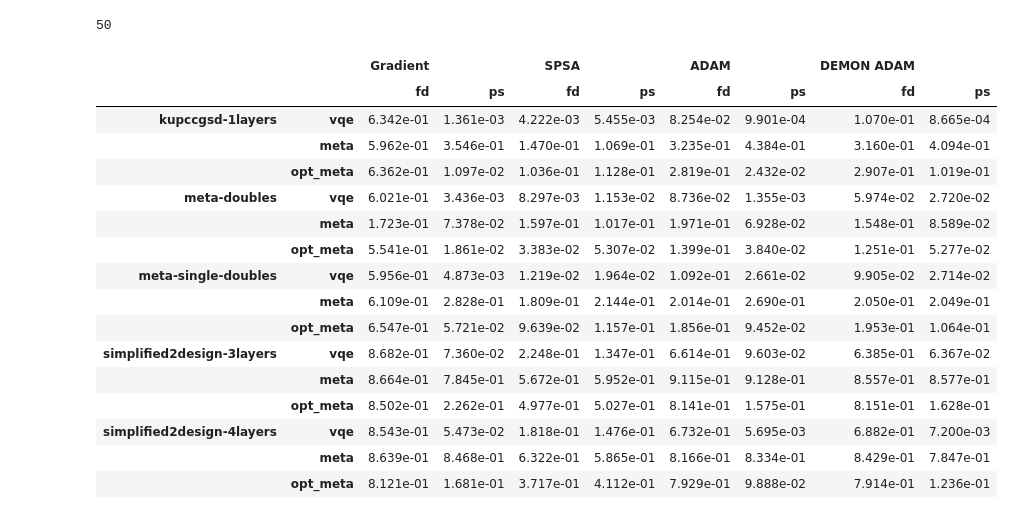
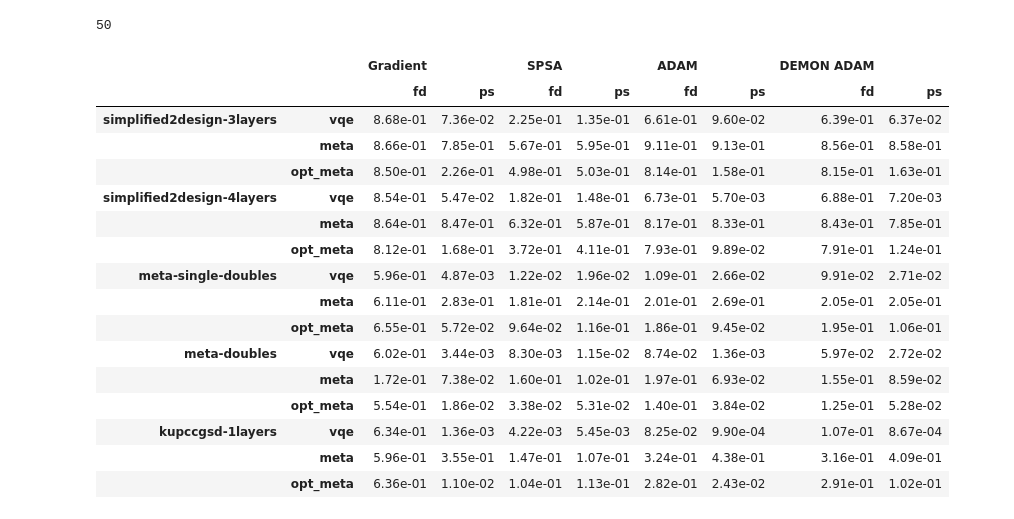
Before and after one commit to sergioandrescs/meta-VQE-pennylane, a Jupyter notebook: pennylane/join_datafor shots.ipynb, the cells around one changed output. Cells and saved outputs as stored; diff of their text form; code cells hidden in the pictures.

```diff
--- a/pennylane/join_datafor shots.ipynb
+++ b/pennylane/join_datafor shots.ipynb
@@ -13,8 +13,18 @@ import numpy as np
 import matplotlib.pyplot as plt
 from matplotlib.ticker import MultipleLocator
 
+from sklearn.metrics import mean_squared_error
+
+
 optimizers = ["gradient_descent", "spsa", "adam", "demon_adam"]
 train_types= ['vqe','meta', 'opt_meta']
+
+with open('./h2_fci.json', 'r') as reader:
+    # Read & print the entire file
+    data = reader.read()
+    fci_h2 = json.loads(data)
+
+fci_energies = fci_h2["energies"]
 
 
 f = []
@@ -27,7 +37,7 @@ print(len(f))
 50
 # %%
 # Ordered by pairs - fd,ps
-main_groups = ["kupccgsd_1layers_fd", "kupccgsd_1layers_ps", "meta_doubles_fd", "meta_doubles_ps", "meta_single_doubles_fd", "meta_single_doubles_ps", "simplified2design_3layers_fd", "simplified2design_3layers_ps", "simplified2design_4layers_fd", "simplified2design_4layers_ps" ]
+main_groups = [ "simplified2design_3layers_fd", "simplified2design_3layers_ps", "simplified2design_4layers_fd", "simplified2design_4layers_ps", "meta_single_doubles_fd", "meta_single_doubles_ps", "meta_doubles_fd", "meta_doubles_ps", "kupccgsd_1layers_fd", "kupccgsd_1layers_ps", ]
 # %%
 condensed_data = []
 
@@ -40,15 +50,18 @@ for group_count,file_name_base in enumerate(main_groups):
             data = reader.read()
             this_group.append(json.loads(data))
 
-    group_dict = {i:{"errors":[0.0 for type in train_types], "runs":[ 0 for type in train_types]} for i in optimizers}
+    group_dict = {i:{"errors":[0.0 for _ in train_types], "runs":[ 0 for _ in train_types]} for i in optimizers}
     for opt in optimizers:
         for data_entry in this_group:
             for count, result_type in enumerate(train_types):
-                group_dict[opt]["errors"][count] += data_entry['results'][opt][result_type]['rmse_error']/len(this_group)
                 if result_type == 'meta':
                     group_dict[opt]["runs"][count] += data_entry['results'][opt][result_type]['runs']/len(this_group)
+                    group_dict[opt]["errors"][count] += mean_squared_error(fci_energies, data_entry['results'][opt][result_type]["energies_after_meta"], squared=False)/len(this_group)
+
                 else:
                     group_dict[opt]["runs"][count] += np.sum(data_entry['results'][opt][result_type]['runs_per_step'])/len(this_group)
+                    group_dict[opt]["errors"][count] += mean_squared_error(fci_energies, [energy[-1] for energy in data_entry['results'][opt][result_type]["energies"]], squared=False)/len(this_group)
+
     condensed_data.append(group_dict)
 # %%
 plot_data = []
@@ -72,24 +85,24 @@ columns = [('Gradient','fd'),('Gradient','ps'),('SPSA','fd'),('SPSA','ps'),('ADA
 # %%
 df = pd.DataFrame(plot_data, index=arrays, columns = columns)
 df.columns = pd.MultiIndex.from_tuples(df.columns)
 df.index = pd.MultiIndex.from_tuples(df.index)
-pd.options.display.float_format = '{:12.3e}'.format
+pd.options.display.float_format = '{:12.2e}'.format
 df
 # %% [output]
 |  |  | Gradient |  | SPSA |  | ADAM |  | DEMON ADAM |  |
 |  |  | fd | ps | fd | ps | fd | ps | fd | ps |
-| kupccgsd-1layers | vqe | 6.342e-01 | 1.361e-03 | 4.222e-03 | 5.455e-03 | 8.254e-02 | 9.901e-04 | 1.070e-01 | 8.665e-04 |
-|  | meta | 5.962e-01 | 3.546e-01 | 1.470e-01 | 1.069e-01 | 3.235e-01 | 4.384e-01 | 3.160e-01 | 4.094e-01 |
-|  | opt_meta | 6.362e-01 | 1.097e-02 | 1.036e-01 | 1.128e-01 | 2.819e-01 | 2.432e-02 | 2.907e-01 | 1.019e-01 |
-| meta-doubles | vqe | 6.021e-01 | 3.436e-03 | 8.297e-03 | 1.153e-02 | 8.736e-02 | 1.355e-03 | 5.974e-02 | 2.720e-02 |
-|  | meta | 1.723e-01 | 7.378e-02 | 1.597e-01 | 1.017e-01 | 1.971e-01 | 6.928e-02 | 1.548e-01 | 8.589e-02 |
-|  | opt_meta | 5.541e-01 | 1.861e-02 | 3.383e-02 | 5.307e-02 | 1.399e-01 | 3.840e-02 | 1.251e-01 | 5.277e-02 |
-| meta-single-doubles | vqe | 5.956e-01 | 4.873e-03 | 1.219e-02 | 1.964e-02 | 1.092e-01 | 2.661e-02 | 9.905e-02 | 2.714e-02 |
-|  | meta | 6.109e-01 | 2.828e-01 | 1.809e-01 | 2.144e-01 | 2.014e-01 | 2.690e-01 | 2.050e-01 | 2.049e-01 |
-|  | opt_meta | 6.547e-01 | 5.721e-02 | 9.639e-02 | 1.157e-01 | 1.856e-01 | 9.452e-02 | 1.953e-01 | 1.064e-01 |
-| simplified2design-3layers | vqe | 8.682e-01 | 7.360e-02 | 2.248e-01 | 1.347e-01 | 6.614e-01 | 9.603e-02 | 6.385e-01 | 6.367e-02 |
-|  | meta | 8.664e-01 | 7.845e-01 | 5.672e-01 | 5.952e-01 | 9.115e-01 | 9.128e-01 | 8.557e-01 | 8.577e-01 |
-|  | opt_meta | 8.502e-01 | 2.262e-01 | 4.977e-01 | 5.027e-01 | 8.141e-01 | 1.575e-01 | 8.151e-01 | 1.628e-01 |
-| simplified2design-4layers | vqe | 8.543e-01 | 5.473e-02 | 1.818e-01 | 1.476e-01 | 6.732e-01 | 5.695e-03 | 6.882e-01 | 7.200e-03 |
-|  | meta | 8.639e-01 | 8.468e-01 | 6.322e-01 | 5.865e-01 | 8.166e-01 | 8.334e-01 | 8.429e-01 | 7.847e-01 |
-|  | opt_meta | 8.121e-01 | 1.681e-01 | 3.717e-01 | 4.112e-01 | 7.929e-01 | 9.888e-02 | 7.914e-01 | 1.236e-01 |
+| simplified2design-3layers | vqe | 8.68e-01 | 7.36e-02 | 2.25e-01 | 1.35e-01 | 6.61e-01 | 9.60e-02 | 6.39e-01 | 6.37e-02 |
+|  | meta | 8.66e-01 | 7.85e-01 | 5.67e-01 | 5.95e-01 | 9.11e-01 | 9.13e-01 | 8.56e-01 | 8.58e-01 |
+|  | opt_meta | 8.50e-01 | 2.26e-01 | 4.98e-01 | 5.03e-01 | 8.14e-01 | 1.58e-01 | 8.15e-01 | 1.63e-01 |
+| simplified2design-4layers | vqe | 8.54e-01 | 5.47e-02 | 1.82e-01 | 1.48e-01 | 6.73e-01 | 5.70e-03 | 6.88e-01 | 7.20e-03 |
+|  | meta | 8.64e-01 | 8.47e-01 | 6.32e-01 | 5.87e-01 | 8.17e-01 | 8.33e-01 | 8.43e-01 | 7.85e-01 |
+|  | opt_meta | 8.12e-01 | 1.68e-01 | 3.72e-01 | 4.11e-01 | 7.93e-01 | 9.89e-02 | 7.91e-01 | 1.24e-01 |
+| meta-single-doubles | vqe | 5.96e-01 | 4.87e-03 | 1.22e-02 | 1.96e-02 | 1.09e-01 | 2.66e-02 | 9.91e-02 | 2.71e-02 |
+|  | meta | 6.11e-01 | 2.83e-01 | 1.81e-01 | 2.14e-01 | 2.01e-01 | 2.69e-01 | 2.05e-01 | 2.05e-01 |
+|  | opt_meta | 6.55e-01 | 5.72e-02 | 9.64e-02 | 1.16e-01 | 1.86e-01 | 9.45e-02 | 1.95e-01 | 1.06e-01 |
+| meta-doubles | vqe | 6.02e-01 | 3.44e-03 | 8.30e-03 | 1.15e-02 | 8.74e-02 | 1.36e-03 | 5.97e-02 | 2.72e-02 |
+|  | meta | 1.72e-01 | 7.38e-02 | 1.60e-01 | 1.02e-01 | 1.97e-01 | 6.93e-02 | 1.55e-01 | 8.59e-02 |
+|  | opt_meta | 5.54e-01 | 1.86e-02 | 3.38e-02 | 5.31e-02 | 1.40e-01 | 3.84e-02 | 1.25e-01 | 5.28e-02 |
+| kupccgsd-1layers | vqe | 6.34e-01 | 1.36e-03 | 4.22e-03 | 5.45e-03 | 8.25e-02 | 9.90e-04 | 1.07e-01 | 8.67e-04 |
+|  | meta | 5.96e-01 | 3.55e-01 | 1.47e-01 | 1.07e-01 | 3.24e-01 | 4.38e-01 | 3.16e-01 | 4.09e-01 |
+|  | opt_meta | 6.36e-01 | 1.10e-02 | 1.04e-01 | 1.13e-01 | 2.82e-01 | 2.43e-02 | 2.91e-01 | 1.02e-01 |
```
Also changed, not shown: parts of 4 cells of this notebook, 3 other files.
